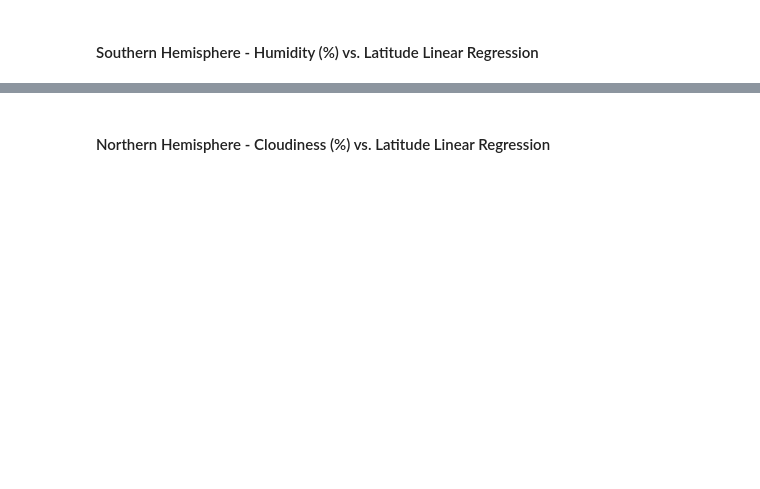
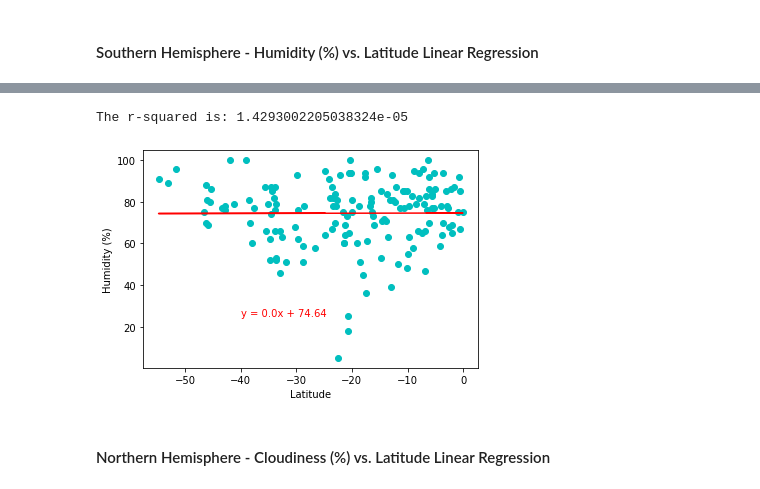
Before and after one commit to szerpa17/API-Challenge, a Jupyter notebook: WeatherPy/WeatherPy.ipynb, the cells around one changed output, grey strips where cells are left out. Cells and saved outputs as stored; diff of their text form; code cells hidden in the pictures; blank space fills up the shorter version.

```diff
--- a/WeatherPy/WeatherPy.ipynb
+++ b/WeatherPy/WeatherPy.ipynb
@@ -363,2 +361,7 @@ The r-squared is: 0.0008996079328825663
+# %%
+s_regsn(df, 'Lat', 'Humidity','Latitude', 'Humidity (%)')
+# %% [output]
+The r-squared is: 1.4293002205038324e-05
+[figure, added]
 # %% [markdown]
 ####  Northern Hemisphere - Cloudiness (%) vs. Latitude Linear Regression
```
Also changed, not shown: parts of 14 cells of this notebook, 8 other files.
